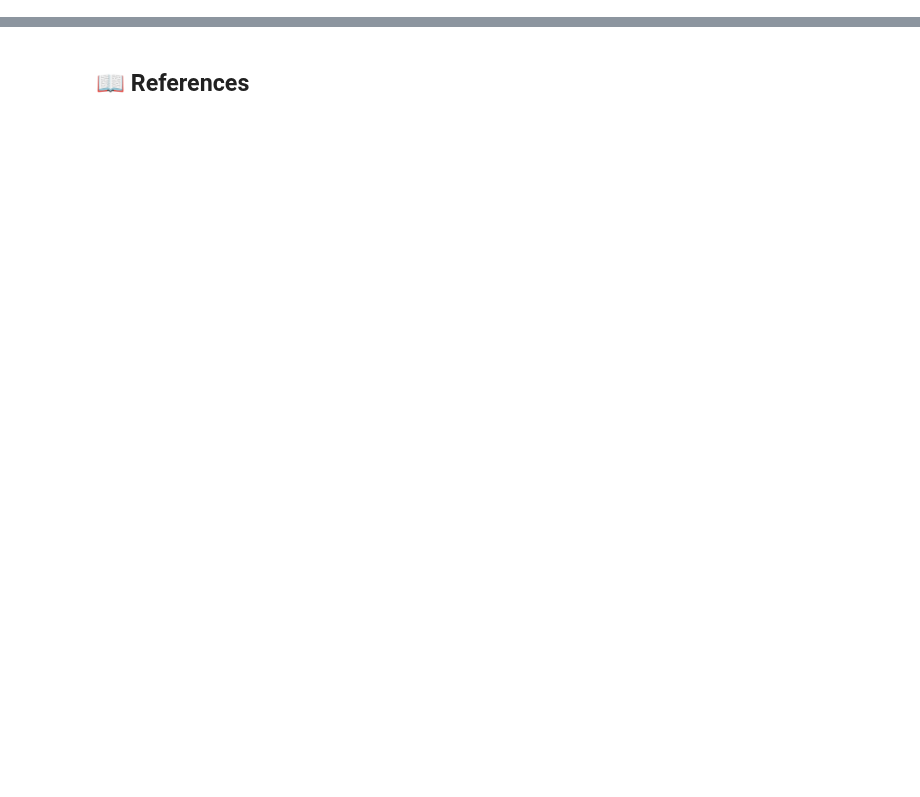
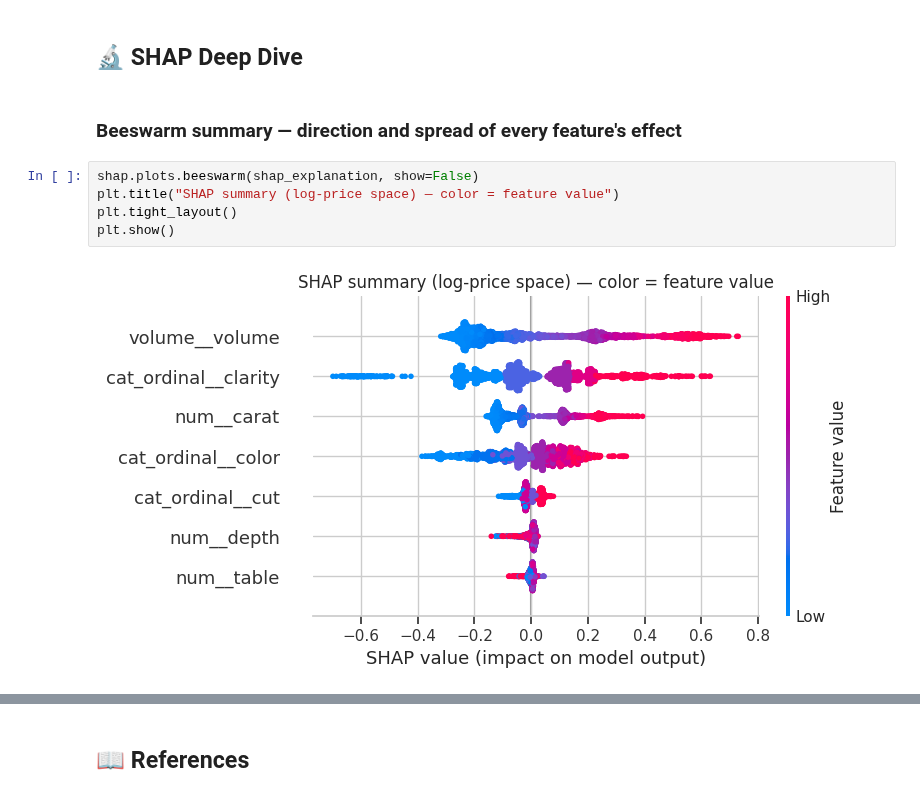
Before and after one commit to gamug/diamantes, a Jupyter notebook: notebooks/6-interpretation/01-gmg-modeloX_interpretation-2026_08_18.ipynb, the cells around one changed output, grey strips where cells are left out. Drawn from its saved outputs; the diff is of its cells as text; blank space fills up the shorter version.

```diff
--- a/notebooks/6-interpretation/01-gmg-modeloX_interpretation-2026_08_18.ipynb
+++ b/notebooks/6-interpretation/01-gmg-modeloX_interpretation-2026_08_18.ipynb
@@ -170,0 +320,11 @@ The analysis of feature importances reveals that gender (both male and female) i
+# %% [markdown]
+## 🔬 SHAP Deep Dive
+# %% [markdown]
+### Beeswarm summary — direction and spread of every feature's effect
+# %%
+shap.plots.beeswarm(shap_explanation, show=False)
+plt.title("SHAP summary (log-price space) — color = feature value")
+plt.tight_layout()
+plt.show()
+# %% [output]
+[figure, added]
```
Also changed, not shown: parts of 86 cells of this notebook, 3 other files.
